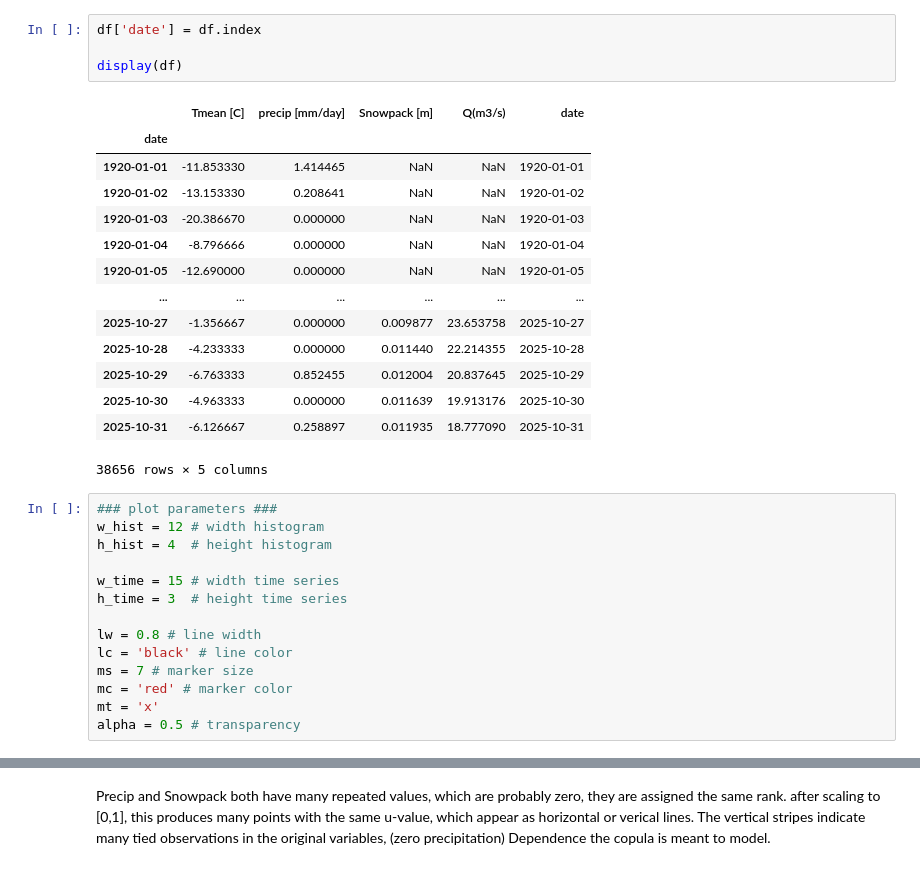
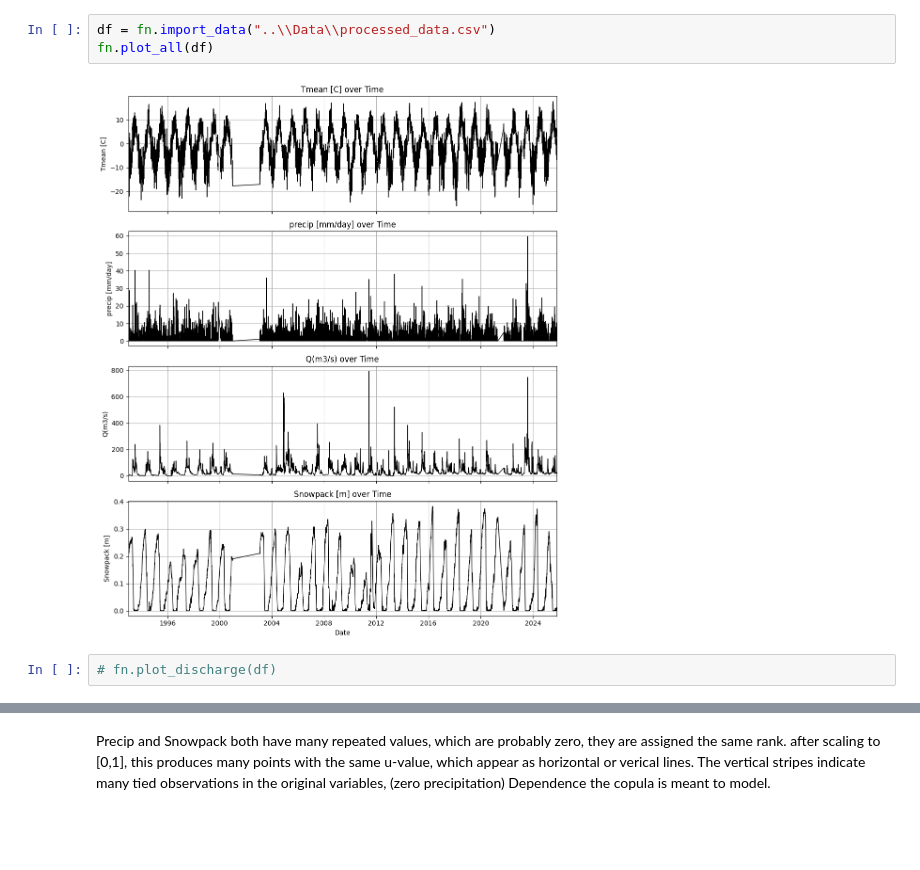
Before and after one commit to maxblw/CEGM2005_glommaproject, a Jupyter notebook: Data_analysis/correlations.ipynb, the cells around one changed output, grey strips where cells are left out. Cells and saved outputs as stored; diff of their text form; blank space fills up the shorter version.

```diff
--- a/Data_analysis/correlations.ipynb
+++ b/Data_analysis/correlations.ipynb
@@ -53,34 +22,8 @@ display(df)
-# %%
-df['date'] = df.index
-
-display(df)
-# %% [output]
-|  | Tmean [C] | precip [mm/day] | Snowpack [m] | Q(m3/s) | date |
-| date |  |  |  |  |  |
-| 1920-01-01 | -11.853330 | 1.414465 | NaN | NaN | 1920-01-01 |
-| 1920-01-02 | -13.153330 | 0.208641 | NaN | NaN | 1920-01-02 |
-| 1920-01-03 | -20.386670 | 0.000000 | NaN | NaN | 1920-01-03 |
-| 1920-01-04 | -8.796666 | 0.000000 | NaN | NaN | 1920-01-04 |
-| 1920-01-05 | -12.690000 | 0.000000 | NaN | NaN | 1920-01-05 |
-| ... | ... | ... | ... | ... | ... |
-| 2025-10-27 | -1.356667 | 0.000000 | 0.009877 | 23.653758 | 2025-10-27 |
-| 2025-10-28 | -4.233333 | 0.000000 | 0.011440 | 22.214355 | 2025-10-28 |
-| 2025-10-29 | -6.763333 | 0.852455 | 0.012004 | 20.837645 | 2025-10-29 |
-| 2025-10-30 | -4.963333 | 0.000000 | 0.011639 | 19.913176 | 2025-10-30 |
-| 2025-10-31 | -6.126667 | 0.258897 | 0.011935 | 18.777090 | 2025-10-31 |
-38656 rows × 5 columns
+# %%
+df = fn.import_data("..\\Data\\processed_data.csv")
+fn.plot_all(df)
+# %% [output]
+[figure, added]
 # %%
-### plot parameters ###
-w_hist = 12 # width histogram
-h_hist = 4  # height histogram
-
-w_time = 15 # width time series
-h_time = 3  # height time series
-
-lw = 0.8 # line width
-lc = 'black' # line color
-ms = 7 # marker size
-mc = 'red' # marker color
-mt = 'x'
-alpha = 0.5 # transparency
+# fn.plot_discharge(df)
 # %%
```
Also changed, not shown: parts of 30 cells of this notebook, 8 other files.
